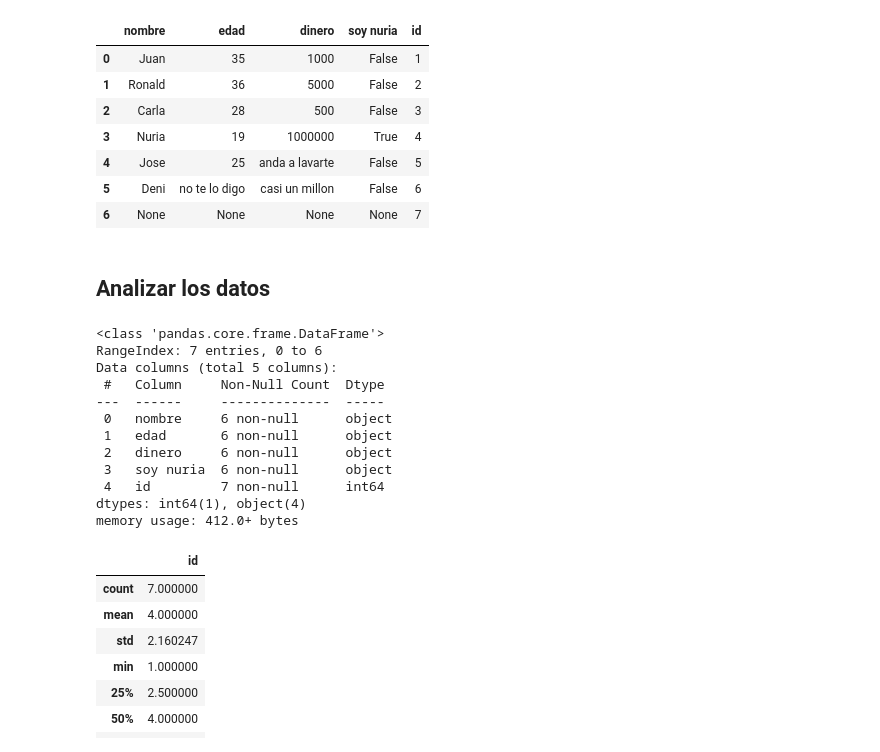
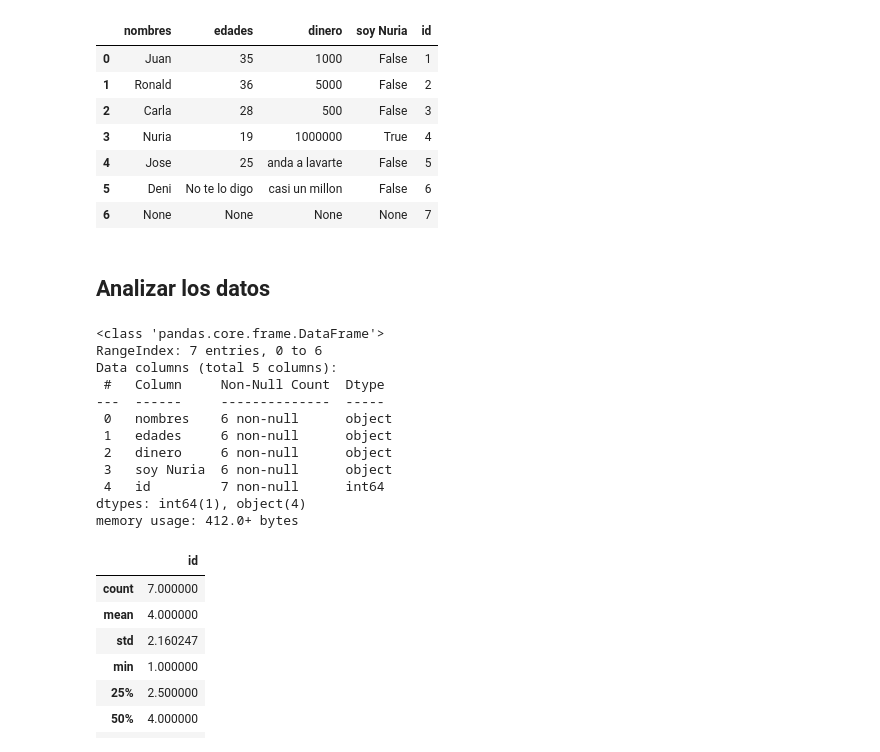
Before and after one commit to IsabelRomoBru/DS102024, a Jupyter notebook: 2-DataAnalysis/2-Pandas/Teoría/ejercicio/ejercicio.ipynb, the cells around one changed output. Drawn from its saved outputs; the diff is of its cells as text; code cells hidden in the pictures.

```diff
--- a/2-DataAnalysis/2-Pandas/Teoría/ejercicio/ejercicio.ipynb
+++ b/2-DataAnalysis/2-Pandas/Teoría/ejercicio/ejercicio.ipynb
@@ -3,21 +4,20 @@ import pandas as pd
 # %%
-df=pd.DataFrame(
-    {"nombre":["Juan","Ronald","Carla","Nuria","Jose","Deni", None],
-     "edad":[35,36,28,19,25,"no te lo digo",None],
-     "dinero":[1000,5000,500,1_000_000,"anda a lavarte","casi un millon",None],
-     "soy nuria":[False,False,False,True,False,False,None],
-     "id":[1,2,3,4,5,6,7]
-     }
-        )
+df = pd.DataFrame(
+    {'nombres':['Juan', 'Ronald', 'Carla','Nuria','Jose','Deni',None],
+     'edades':[35,36,28,19,25,'No te lo digo',None],
+     'dinero':[1_000,5_000,500,1_000_000,'anda a lavarte','casi un millon',None],
+     'soy Nuria':[False,False,False,True,False,False,None],
+     'id':[1,2,3,4,5,6,7]}
+    )
 df
 # %% [output]
-|  | nombre | edad | dinero | soy nuria | id |
+|  | nombres | edades | dinero | soy Nuria | id |
 | 0 | Juan | 35 | 1000 | False | 1 |
 | 1 | Ronald | 36 | 5000 | False | 2 |
 | 2 | Carla | 28 | 500 | False | 3 |
 | 3 | Nuria | 19 | 1000000 | True | 4 |
 | 4 | Jose | 25 | anda a lavarte | False | 5 |
-| 5 | Deni | no te lo digo | casi un millon | False | 6 |
+| 5 | Deni | No te lo digo | casi un millon | False | 6 |
 | 6 | None | None | None | None | 7 |
 # %% [markdown]
 ## Analizar los datos
@@ -29,10 +29,10 @@ RangeIndex: 7 entries, 0 to 6
 Data columns (total 5 columns):
  #   Column     Non-Null Count  Dtype
 ---  ------     --------------  -----
- 0   nombre     6 non-null      object
- 1   edad       6 non-null      object
+ 0   nombres    6 non-null      object
+ 1   edades     6 non-null      object
  2   dinero     6 non-null      object
- 3   soy nuria  6 non-null      object
+ 3   soy Nuria  6 non-null      object
  4   id         7 non-null      int64
 dtypes: int64(1), object(4)
 memory usage: 412.0+ bytes
```
Also changed, not shown: parts of 26 cells of this notebook, 1 other file.
